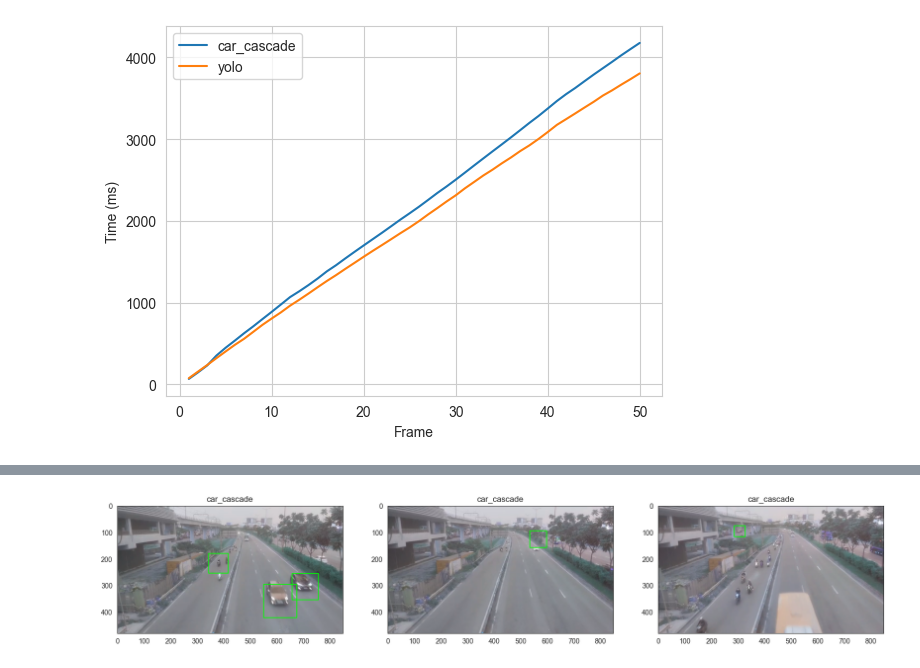
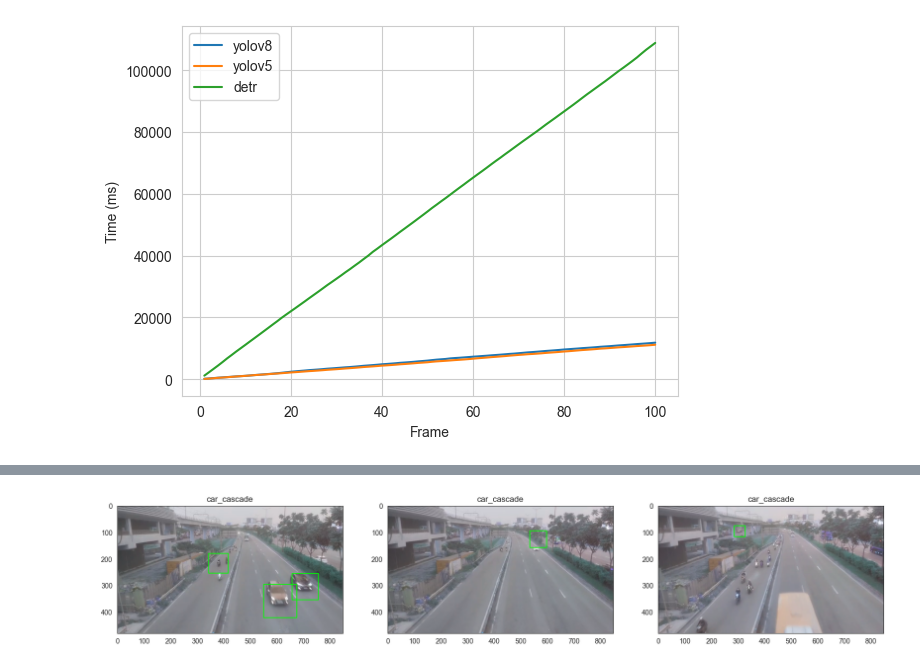
Before and after one commit to 4ursmile/Car_counting, a Jupyter notebook: Compare.ipynb, the cells around one changed output, grey strips where cells are left out. Drawn from its saved outputs; the diff is of its cells as text; code cells hidden in the pictures.

```diff
--- a/Compare.ipynb
+++ b/Compare.ipynb
@@ -16,10 +16 @@ video_name = 'camera2'
 video_capture = cv2.VideoCapture(f"./Videos/{video_name}.mp4")
-# %%
-width = 848
-height = 477
-dim = (width, height)
-def image_resize(img, dim):
-    return cv2.resize(img, dim, interpolation=cv2.INTER_AREA)
-
-car_cascade = cv2.CascadeClassifier('./cascade/cars.xml')
-detector = ObjectDetection()
@@ -28,0 +17,13 @@ Dectector model is ready now
+# %%
+width = 1280
+height = 720
+dim = (width, height)
+def image_resize(img, dim):
+    return cv2.resize(img, dim, interpolation=cv2.INTER_AREA)
+class_ref =['auto rickshaw', 'bus', 'car', 'motorbike', 'truck']
+color_ref =[ (0, 0, 255), (0, 255, 0), (255, 0, 0), (255, 255, 0), (255, 0, 255)]
+model_list = ['yolov5n', 'yolov8n', 'rtdetr']
+
+detectorv5 = ObjectDetection(model_list[0])
+detectorv8 = ObjectDetection(model_list[1])
+detectorrtd = ObjectDetection(model_list[2])
@@ -29,4 +49,4 @@ Dectector model is ready now
 # %%
-max_of_frame = 50
+max_of_frame = 100
 start_frame = 150
 # %%
@@ -95,9 +85,14 @@ while True:
+# %%
+yolov8_time, yolov8_frame = calculate_time(detectorv8)
+yolov5_time, yolov5_frame = calculate_time(detectorv5)
+detr_time, detr_frame = calculate_time(detectorrtd)
 # %%
-plt.plot(range(1,max_of_frame+1), car_cascade_time, label="car_cascade")
-plt.plot(range(1,max_of_frame+1), yolo_time, label="yolo")
+plt.plot(range(1,max_of_frame+1), yolov8_time, label="yolov8")
+plt.plot(range(1,max_of_frame+1), yolov5_time, label="yolov5")
+plt.plot(range(1,max_of_frame+1), detr_time, label="detr")
 plt.xlabel("Frame")
 plt.ylabel("Time (ms)")
 plt.legend()
 plt.show()
 # %% [output]
-[figure, old version]
+[figure, new version]
```
Also changed, not shown: parts of 11 cells of this notebook, 6 other files.
